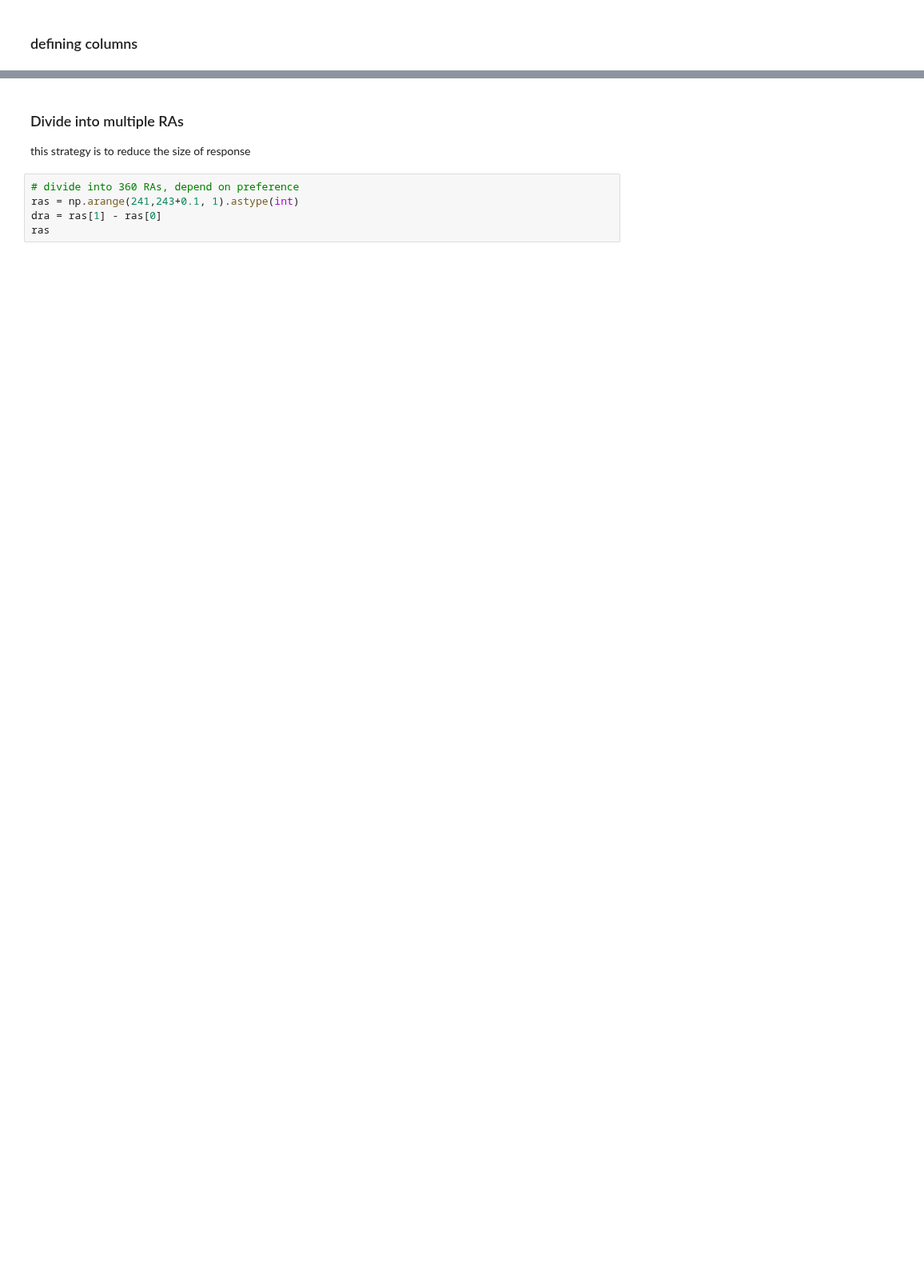
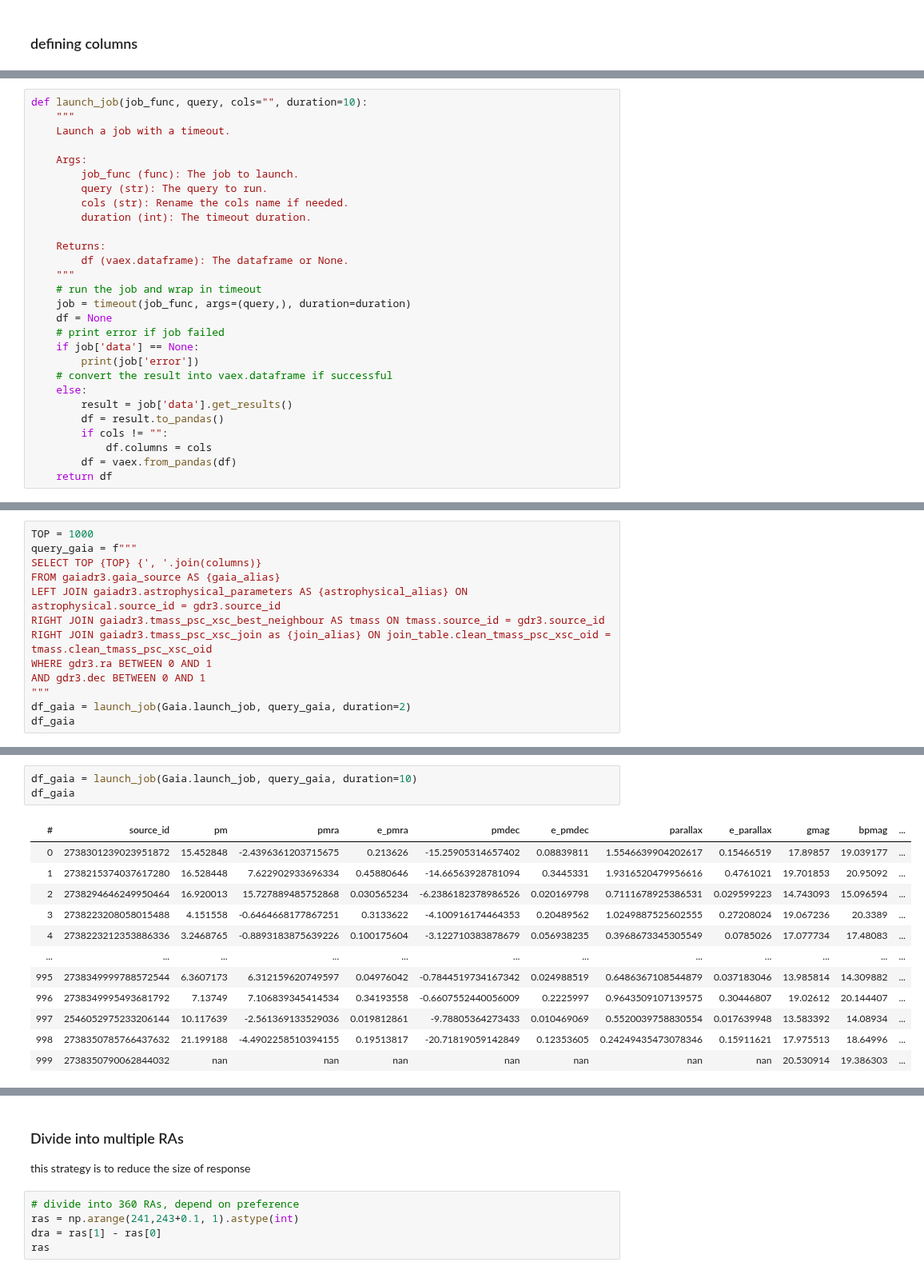
Before and after one commit to Alisyaifudin/Thesis-Project, a Jupyter notebook: 1_Collecting_Data/1.1. Gaia DR3 and 2MASS.ipynb, the cells around one changed output, grey strips where cells are left out. Shown at 80% size. Saved outputs shown, nothing was run; the diff lists cells and outputs as text; blank space fills up the shorter version.

```diff
--- a/1_Collecting_Data/1.1. Gaia DR3 and 2MASS.ipynb
+++ b/1_Collecting_Data/1.1. Gaia DR3 and 2MASS.ipynb
@@ -96,0 +192,28 @@ columns
+# %%
+def launch_job(job_func, query, cols="", duration=10):
+    """
+    Launch a job with a timeout.
+
+    Args:
+        job_func (func): The job to launch.
+        query (str): The query to run.
+        cols (str): Rename the cols name if needed.
+        duration (int): The timeout duration.
+
+    Returns:
+        df (vaex.dataframe): The dataframe or None.
+    """
+    # run the job and wrap in timeout
+    job = timeout(job_func, args=(query,), duration=duration)
+    df = None
+    # print error if job failed
+    if job['data'] == None:
+        print(job['error'])
+    # convert the result into vaex.dataframe if successful
+    else:
+        result = job['data'].get_results()
+        df = result.to_pandas()
+        if cols != "":
+            df.columns = cols
+        df = vaex.from_pandas(df)
+    return df
@@ -96,0 +222,13 @@ columns
+# %%
+TOP = 1000
+query_gaia = f"""
+SELECT TOP {TOP} {', '.join(columns)}
+FROM gaiadr3.gaia_source AS {gaia_alias}
+LEFT JOIN gaiadr3.astrophysical_parameters AS {astrophysical_alias} ON astrophysical.source_id = gdr3.source_id
+RIGHT JOIN gaiadr3.tmass_psc_xsc_best_neighbour AS tmass ON tmass.source_id = gdr3.source_id
+RIGHT JOIN gaiadr3.tmass_psc_xsc_join as {join_alias} ON join_table.clean_tmass_psc_xsc_oid = tmass.clean_tmass_psc_xsc_oid
+WHERE gdr3.ra BETWEEN 0 AND 1
+AND gdr3.dec BETWEEN 0 AND 1
+"""
+df_gaia = launch_job(Gaia.launch_job, query_gaia, duration=2)
+df_gaia
@@ -96,0 +238,16 @@ columns
+# %%
+df_gaia = launch_job(Gaia.launch_job, query_gaia, duration=10)
+df_gaia
+# %% [output]
+| # | source_id | pm | pmra | e_pmra | pmdec | e_pmdec | parallax | e_parallax | gmag | bpmag | ... |
+| 0 | 2738301239023951872 | 15.452848 | -2.4396361203715675 | 0.213626 | -15.25905314657402 | 0.08839811 | 1.5546639904202617 | 0.15466519 | 17.89857 | 19.039177 | ... |
+| 1 | 2738215374037617280 | 16.528448 | 7.622902933696334 | 0.45880646 | -14.66563928781094 | 0.3445331 | 1.9316520479956616 | 0.4761021 | 19.701853 | 20.95092 | ... |
+| 2 | 2738294646249950464 | 16.920013 | 15.727889485752868 | 0.030565234 | -6.2386182378986526 | 0.020169798 | 0.7111678925386531 | 0.029599223 | 14.743093 | 15.096594 | ... |
+| 3 | 2738223208058015488 | 4.151558 | -0.6464668177867251 | 0.3133622 | -4.100916174464353 | 0.20489562 | 1.0249887525602555 | 0.27208024 | 19.067236 | 20.3389 | ... |
+| 4 | 2738223212353886336 | 3.2468765 | -0.8893183875639226 | 0.100175604 | -3.122710383878679 | 0.056938235 | 0.3968673345305549 | 0.0785026 | 17.077734 | 17.48083 | ... |
+| ... | ... | ... | ... | ... | ... | ... | ... | ... | ... | ... | ... |
+| 995 | 2738349999788572544 | 6.3607173 | 6.312159620749597 | 0.04976042 | -0.7844519734167342 | 0.024988519 | 0.6486367108544879 | 0.037183046 | 13.985814 | 14.309882 | ... |
+| 996 | 2738349995493681792 | 7.13749 | 7.106839345414534 | 0.34193558 | -0.6607552440056009 | 0.2225997 | 0.9643509107139575 | 0.30446807 | 19.02612 | 20.144407 | ... |
+| 997 | 2546052975233206144 | 10.117639 | -2.561369133529036 | 0.019812861 | -9.78805364273433 | 0.010469069 | 0.5520039758830554 | 0.017639948 | 13.583392 | 14.08934 | ... |
+| 998 | 2738350785766437632 | 21.199188 | -4.4902258510394155 | 0.19513817 | -20.71819059142849 | 0.12353605 | 0.24249435473078346 | 0.15911621 | 17.975513 | 18.64996 | ... |
+| 999 | 2738350790062844032 | nan | nan | nan | nan | nan | nan | nan | 20.530914 | 19.386303 | ... |
```
Also changed, not shown: parts of 27 cells of this notebook, 4 other files.
